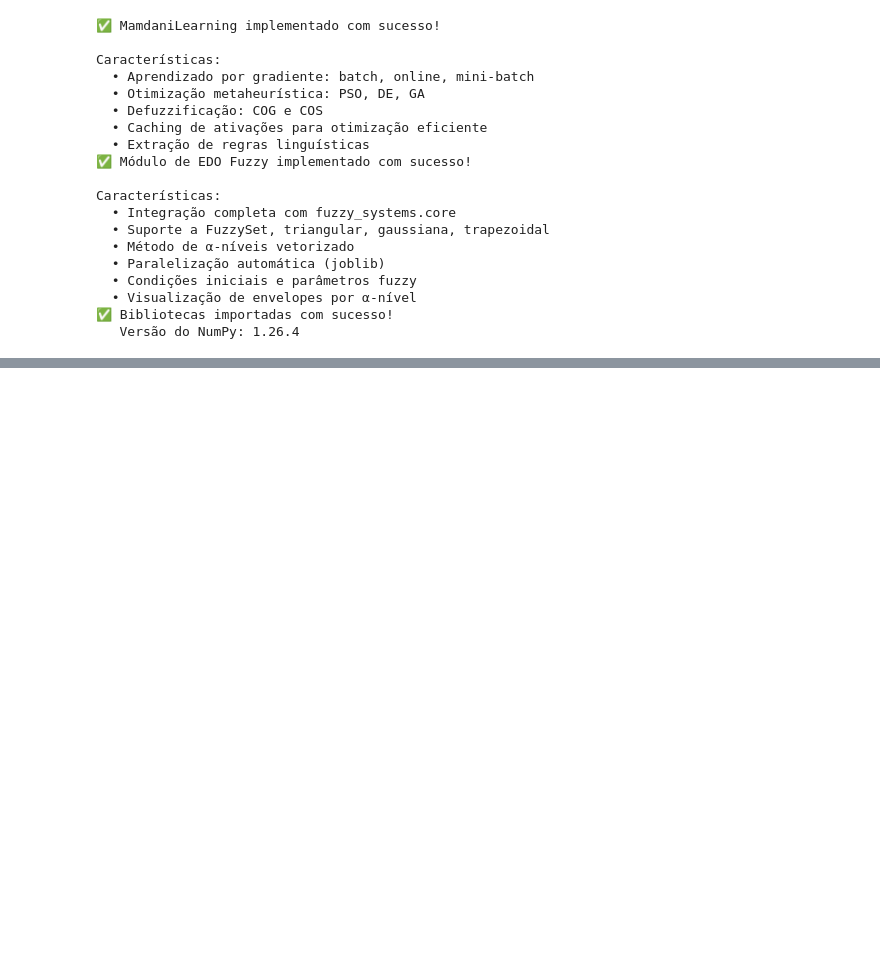
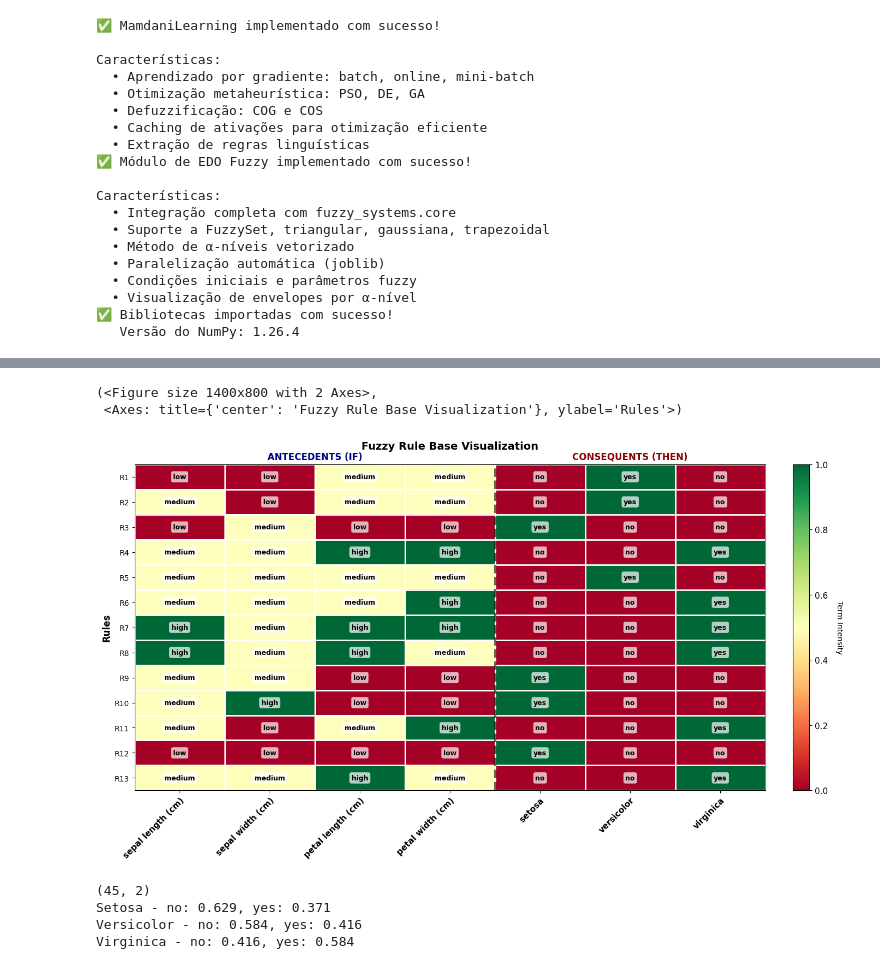
Before and after one commit to 1moi6/pyfuzzy-toolbox, a Jupyter notebook: exemplo.ipynb, the cells around one changed output, grey strips where cells are left out. Drawn from its saved outputs; the diff is of its cells as text; code cells hidden in the pictures; blank space fills up the shorter version.

```diff
--- a/exemplo.ipynb
+++ b/exemplo.ipynb
@@ -304,0 +227,30 @@ Calculando mapa de conforto... ✓ Concluído!
+# %%
+# ============================================================================
+# 3. TRAIN WITH WANG-MENDEL
+# ============================================================================
+
+print(f"\n{'='*70}")
+print("🤖 TRAINING WITH WANG-MENDEL ALGORITHM")
+print("="*70)
+
+# Create Wang-Mendel learner with scaling enabled
+wm = WangMendelLearning(
+    sistema,
+    X_train,
+    y_train_onehot,
+    task='auto',  # Will auto-detect classification
+    scale_classification=True,
+    verbose_init=True
+)
+
+# Train
+sistema_treinado = wm.fit(verbose=True)
+
+# Get training statistics
+stats = wm.get_training_stats()
+print(f"\n📈 Training Statistics:")
+print(f"   • Task type: {stats['task']}")
+print(f"   • Candidate rules: {stats['candidate_rules']}")
+print(f"   • Final rules: {stats['final_rules']}")
+print(f"   • Conflicts resolved: {stats['conflicts_resolved']}")
+print(f"   • Rule coverage: {stats['final_rules']}/{n_partitions**4} possible combinations")
@@ -304,0 +490,22 @@ Calculando mapa de conforto... ✓ Concluído!
+# %%
+wm.system.plot_rule_matrix()
+# %% [output]
+(<Figure size 1400x800 with 2 Axes>,
+ <Axes: title={'center': 'Fuzzy Rule Base Visualization'}, ylabel='Rules'>)
+[figure, added]
+# %%
+# Obter memberships
+memberships = wm.predict_membership(X_test)
+
+# Para classificação Iris (3 classes × 2 termos cada = 'no'/'yes')
+print(memberships['setosa'].shape)  # (45, 2) - 45 amostras, 2 termos
+
+# Primeira amostra
+print(f"Setosa - no: {memberships['setosa'][0, 0]:.3f}, yes: {memberships['setosa'][0, 1]:.3f}")
+print(f"Versicolor - no: {memberships['versicolor'][0, 0]:.3f}, yes: {memberships['versicolor'][0, 1]:.3f}")
+print(f"Virginica - no: {memberships['virginica'][0, 0]:.3f}, yes: {memberships['virginica'][0, 1]:.3f}")
+# %% [output]
+(45, 2)
+Setosa - no: 0.629, yes: 0.371
+Versicolor - no: 0.584, yes: 0.416
+Virginica - no: 0.416, yes: 0.584
```
Also changed, not shown: parts of 18 cells of this notebook, 5 other files.
